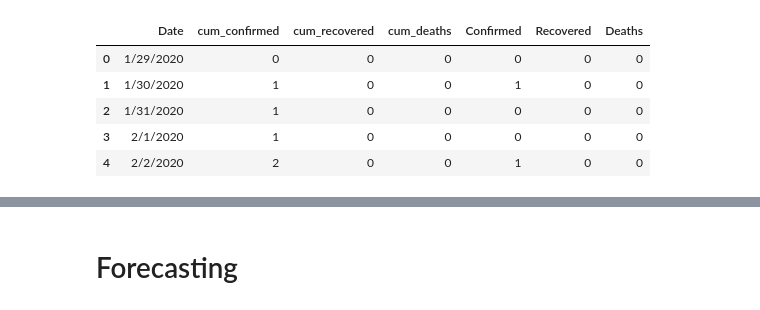
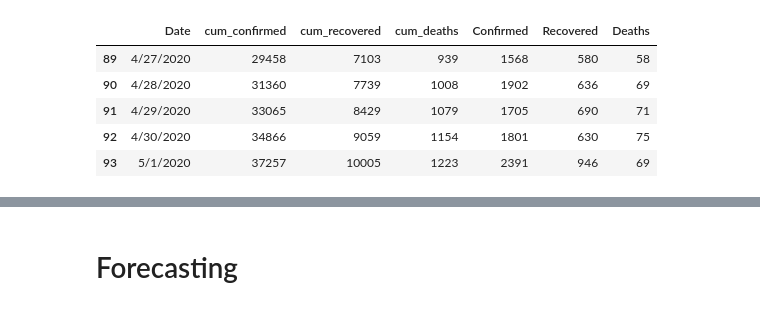
Before and after one commit to vishalgardas/Covid-Analysis, a Jupyter notebook: Covid_India.ipynb, the cells around one changed output, grey strips where cells are left out. Saved outputs shown, nothing was run; the diff lists cells and outputs as text; code cells hidden in the pictures.

```diff
--- a/Covid_India.ipynb
+++ b/Covid_India.ipynb
@@ -7,14 +7,14 @@ import seaborn as sns
 import plotly.graph_objects as go
 # %%
 df = pd.read_csv("covid_India.csv")
-df.head()
+df.tail()
 # %% [output]
 |  | Date | cum_confirmed | cum_recovered | cum_deaths | Confirmed | Recovered | Deaths |
-| 0 | 1/29/2020 | 0 | 0 | 0 | 0 | 0 | 0 |
-| 1 | 1/30/2020 | 1 | 0 | 0 | 1 | 0 | 0 |
-| 2 | 1/31/2020 | 1 | 0 | 0 | 0 | 0 | 0 |
-| 3 | 2/1/2020 | 1 | 0 | 0 | 0 | 0 | 0 |
-| 4 | 2/2/2020 | 2 | 0 | 0 | 1 | 0 | 0 |
+| 89 | 4/27/2020 | 29458 | 7103 | 939 | 1568 | 580 | 58 |
+| 90 | 4/28/2020 | 31360 | 7739 | 1008 | 1902 | 636 | 69 |
+| 91 | 4/29/2020 | 33065 | 8429 | 1079 | 1705 | 690 | 71 |
+| 92 | 4/30/2020 | 34866 | 9059 | 1154 | 1801 | 630 | 75 |
+| 93 | 5/1/2020 | 37257 | 10005 | 1223 | 2391 | 946 | 69 |
 # %%
 df.info()
 # %% [output]
```
Also changed, not shown: parts of 8 cells of this notebook, 1 other file.
